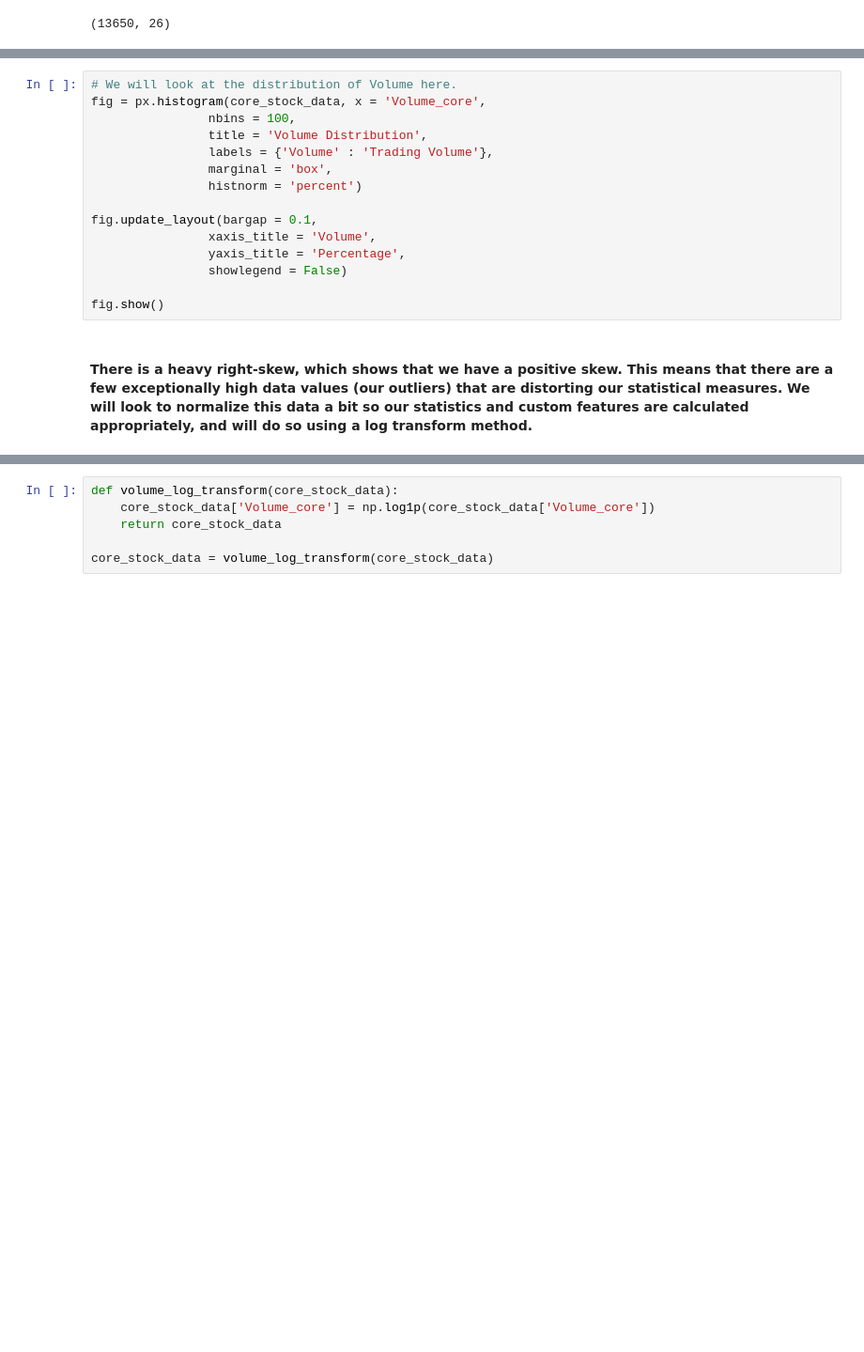
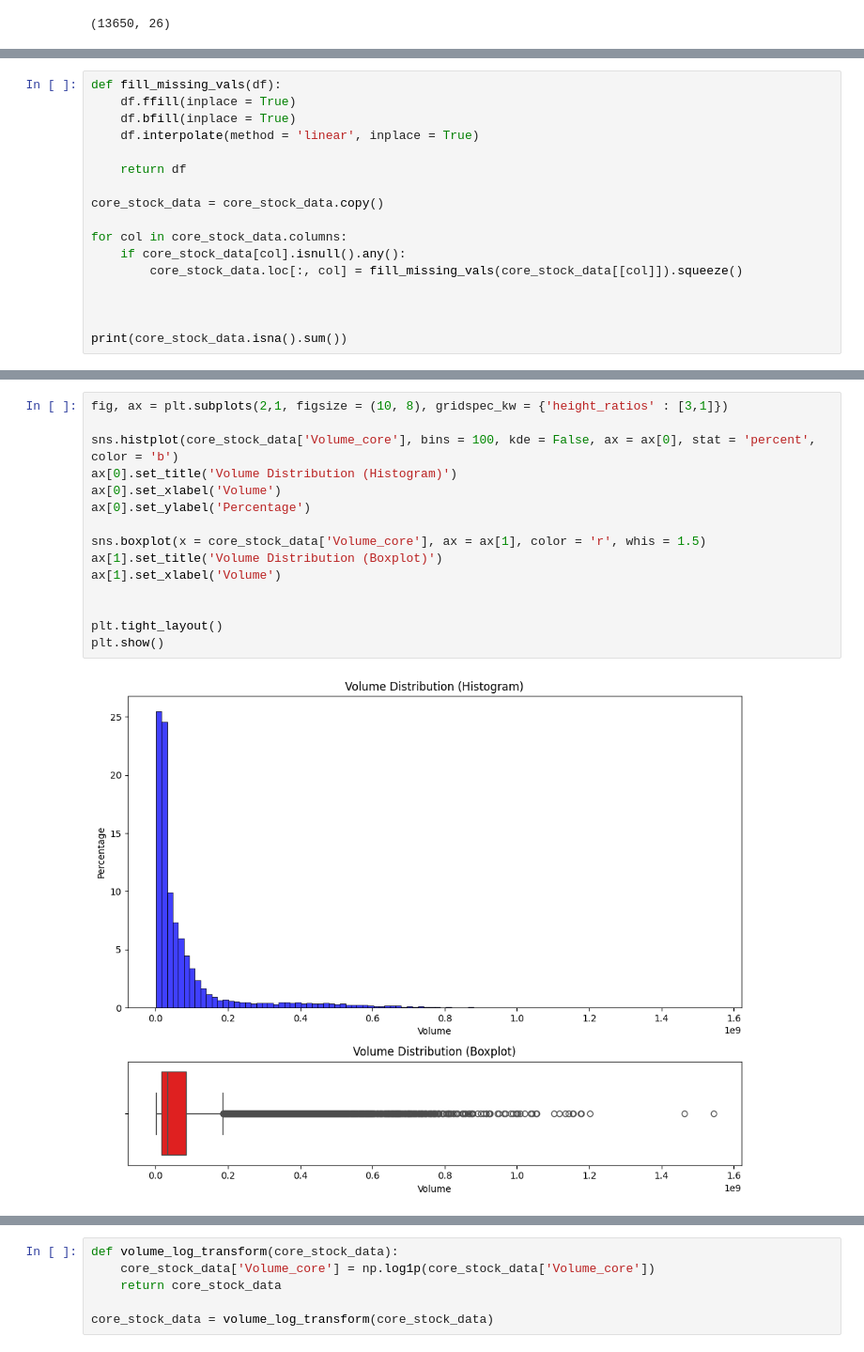
Before and after one commit to Taliwat/Portfolio-Proj-WK, a Jupyter notebook: DL-Strategies/utility_notebooks/core_stock_preprocessing.ipynb, the cells around one changed output, grey strips where cells are left out. Shown at 94% size. Saved outputs shown, nothing was run; the diff lists cells and outputs as text; blank space fills up the shorter version.

```diff
--- a/DL-Strategies/utility_notebooks/core_stock_preprocessing.ipynb
+++ b/DL-Strategies/utility_notebooks/core_stock_preprocessing.ipynb
@@ -35,0 +36,17 @@ core_stock_data.shape
+# %%
+def fill_missing_vals(df):
+    df.ffill(inplace = True)
+    df.bfill(inplace = True)
+    df.interpolate(method = 'linear', inplace = True)
+
+    return df
+
+core_stock_data = core_stock_data.copy()
+
+for col in core_stock_data.columns:
+    if core_stock_data[col].isnull().any():
+        core_stock_data.loc[:, col] = fill_missing_vals(core_stock_data[[col]]).squeeze()
+
+
+
+print(core_stock_data.isna().sum())
@@ -64,17 +301,17 @@ dtype: int64
-# %%
-# We will look at the distribution of Volume here.
-fig = px.histogram(core_stock_data, x = 'Volume_core',
-                nbins = 100,
-                title = 'Volume Distribution',
-                labels = {'Volume' : 'Trading Volume'},
-                marginal = 'box',
-                histnorm = 'percent')
-
-fig.update_layout(bargap = 0.1,
-                xaxis_title = 'Volume',
-                yaxis_title = 'Percentage',
-                showlegend = False)
-
-fig.show()
-# %% [markdown]
-#### There is a heavy right-skew, which shows that we have a positive skew.  This means that there are a few exceptionally high data values (our outliers) that are distorting our statistical measures.  We will look to normalize this data a bit so our statistics and custom features are calculated appropriately, and will do so using a log transform method.
+# %%
+fig, ax = plt.subplots(2,1, figsize = (10, 8), gridspec_kw = {'height_ratios' : [3,1]})
+
+sns.histplot(core_stock_data['Volume_core'], bins = 100, kde = False, ax = ax[0], stat = 'percent', color = 'b')
+ax[0].set_title('Volume Distribution (Histogram)')
+ax[0].set_xlabel('Volume')
+ax[0].set_ylabel('Percentage')
+
+sns.boxplot(x = core_stock_data['Volume_core'], ax = ax[1], color = 'r', whis = 1.5)
+ax[1].set_title('Volume Distribution (Boxplot)')
+ax[1].set_xlabel('Volume')
+
+
+plt.tight_layout()
+plt.show()
+# %% [output]
+[figure, added]
```
Also changed, not shown: parts of 30 cells of this notebook, 4 other files.
